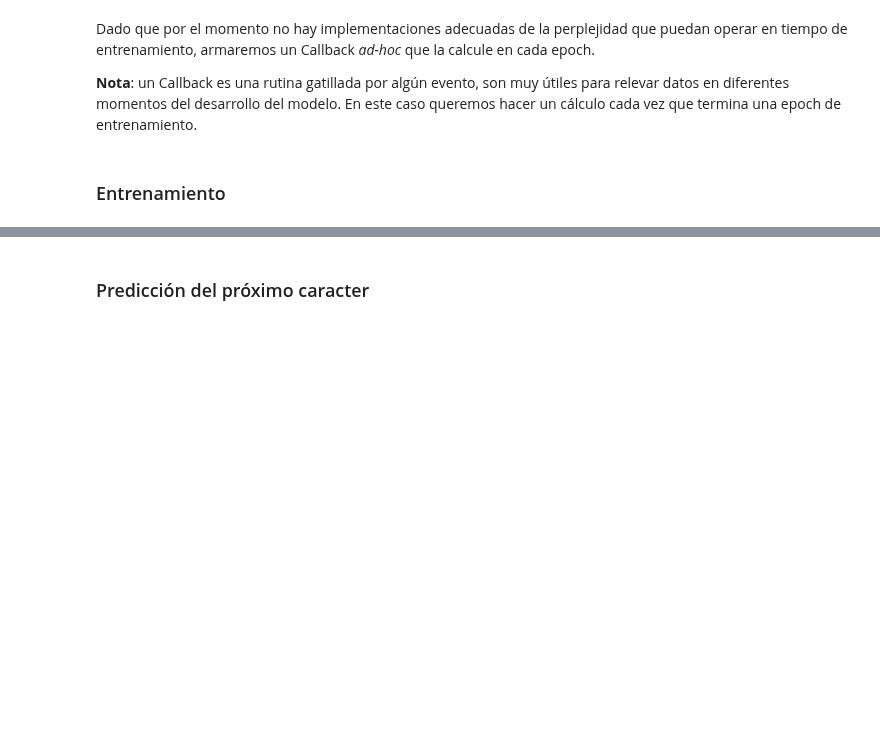
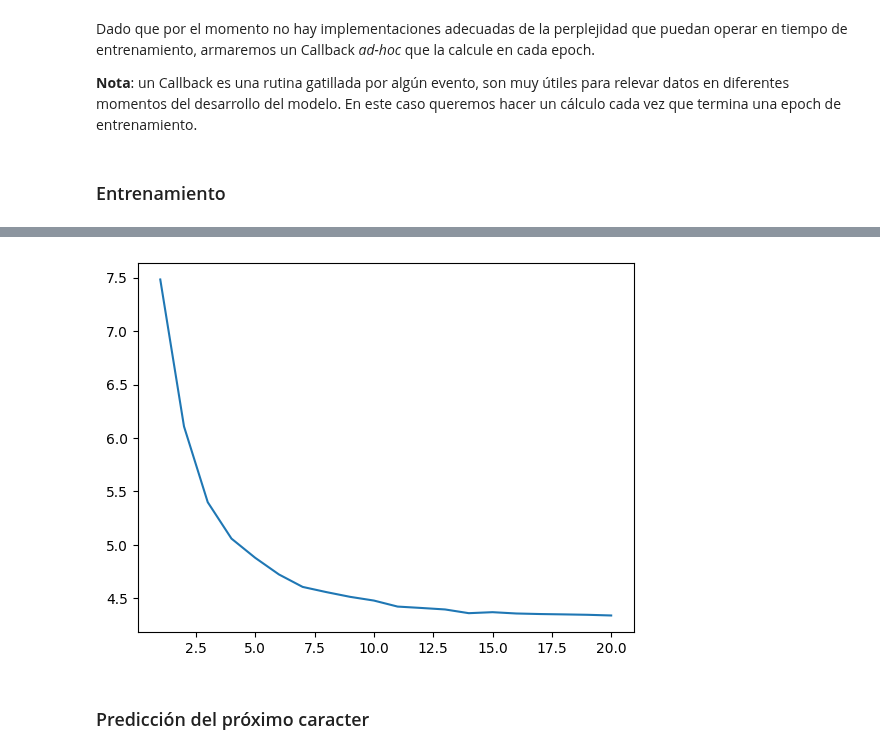
Before and after one commit to Agustinlopezf/CEIA-ProcesamientoLenguajeNaturalI, a Jupyter notebook: Desafio_3/Desafio_3.ipynb, the cells around one changed output, grey strips where cells are left out. Saved outputs shown, nothing was run; the diff lists cells and outputs as text; code cells hidden in the pictures; blank space fills up the shorter version.

```diff
--- a/Desafio_3/Desafio_3.ipynb
+++ b/Desafio_3/Desafio_3.ipynb
@@ -240,13 +253,14 @@ class PplCallback(keras.callbacks.Callback):
     si la perplejidad no mejora después de `patience` epochs.
     '''
 
-    def __init__(self, val_data, history_ppl,patience=5):
+    def __init__(self, val_data, model_name, history_ppl,patience=5):
       # El callback lo inicializamos con secuencias de validación sobre las cuales
       # mediremos la perplejidad
       self.val_data = val_data
-
+      self.model_name = model_name
       self.target = []
       self.padded = []
+      self.history_ppl = history_ppl
 
       count = 0
       self.info = []
@@ -290,14 +304,14 @@ class PplCallback(keras.callbacks.Callback):
 
         # promediamos todos los scores e imprimimos el valor promedio
         current_score = np.mean(scores)
-        history_ppl.append(current_score)
+        self.history_ppl.append(current_score)
         print(f'\n mean perplexity: {current_score} \n')
 
         # chequeamos si tenemos que detener el entrenamiento
         if current_score < self.min_score:
           self.min_score = current_score
-          self.model.save("my_model.keras")
-          print("Saved new model!")
+          self.model.save(self.model_name)
+          print(f"Saved new model as {self.model_name}")
           self.patience_counter = 0
         else:
           self.patience_counter += 1
@@ -345,0 +462,26 @@ model = keras.models.load_model('my_model.keras')
+# %%
+model_gru_name = "model_gru.keras"
+history_gru_name = "history_ppl_gru.npy"
+
+if os.path.exists(model_gru_name) and os.path.exists(history_gru_name):
+    print(f"El modelo {model_gru_name} y el historial {history_gru_name} ya existen. Cargando...")
+    model_gru = load_model(model_gru_name)
+    history_ppl_gru = np.load(history_gru_name).tolist()
+else:
+    print("Entrenando modelo nuevo...")
+    # En la variable `history_ppl` se guardarán los valores de perplejidad para cada época.
+    history_ppl_gru = []
+
+    ppl_cb_gru = PplCallback(tokenized_sentences_val, model_gru_name,
+                         history_ppl_gru)
+
+    hist_gru = model_gru.fit(
+        X, y,
+        epochs=20,
+        batch_size=512,
+        callbacks=[ppl_cb_gru]
+    )
+
+    # guardamos history_ppl al final del entrenamiento
+    np.save(history_gru_name, np.array(history_ppl_gru))
+    print(f"Saved history as {history_gru_name}")
@@ -346,3 +506,9 @@ model = keras.models.load_model('my_model.keras')
+# %%
+epoch_count = range(1, len(history_ppl_gru) + 1)
+sns.lineplot(x=epoch_count,  y=history_ppl_gru)
+plt.show()
+# %% [output]
+[figure, added]
 # %% [markdown]
 
 ### Predicción del próximo caracter
```
Also changed, not shown: parts of 17 cells of this notebook, 7 other files.
